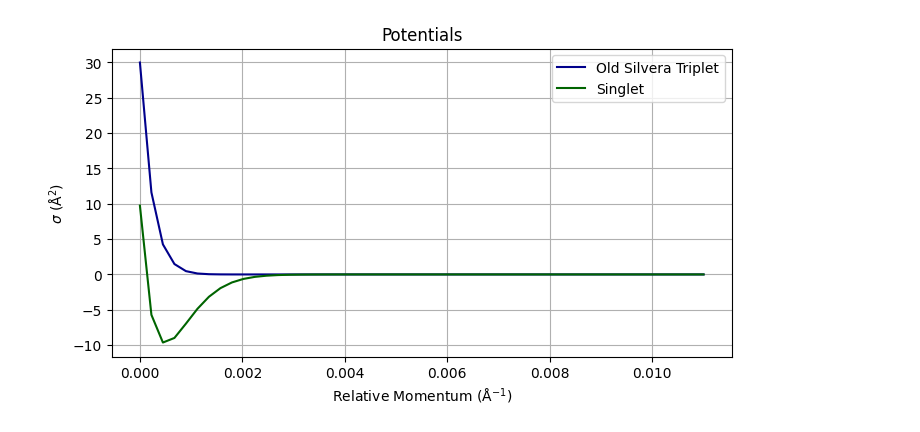
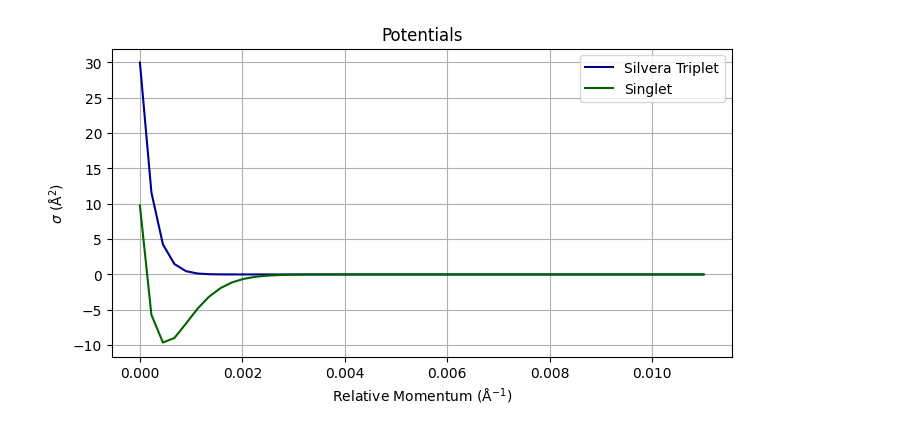
Before and after one commit to UTA-NURES/AtomicCrossSections, a Jupyter notebook: Exchange.ipynb, the cells around one changed output. Saved outputs shown, nothing was run; the diff lists cells and outputs as text; code cells hidden in the pictures.

```diff
--- a/Exchange.ipynb
+++ b/Exchange.ipynb
@@ -41,17 +41,17 @@ def Singlet(R):
 # %%
 a = .011
 rhos = np.linspace(1e-9, a, 50)
 plt.figure(figsize=(8, 4))
-plt.plot(rhos,Silvera_Triplet(rhos), label="Old Silvera Triplet", color='DarkBlue')
+plt.plot(rhos,Silvera_Triplet(rhos), label="Silvera Triplet", color='DarkBlue')
 plt.plot(rhos,Singlet(rhos), label="Singlet", color='DarkGreen')
 plt.xlabel(r"Relative Momentum (Å$^{-1}$)")
 plt.ylabel(r"$\sigma$ (Å$^2$)")
 plt.title("Potentials")
 plt.legend()
 plt.grid(True)
 plt.show()
 # %% [output]
-[figure, old version]
+[figure, new version]
 # %%
 def p_of_temp(mu, T):
     J2eV = 6.242e18
```
Also changed, not shown: parts of 10 cells of this notebook.
